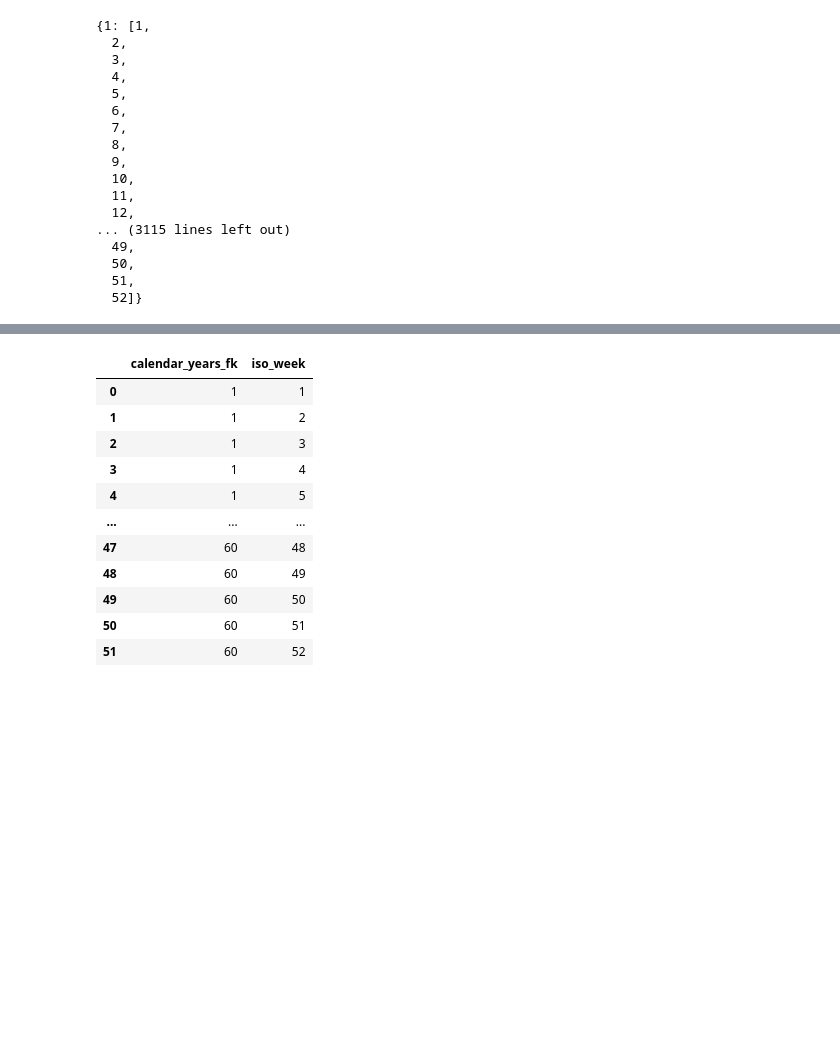
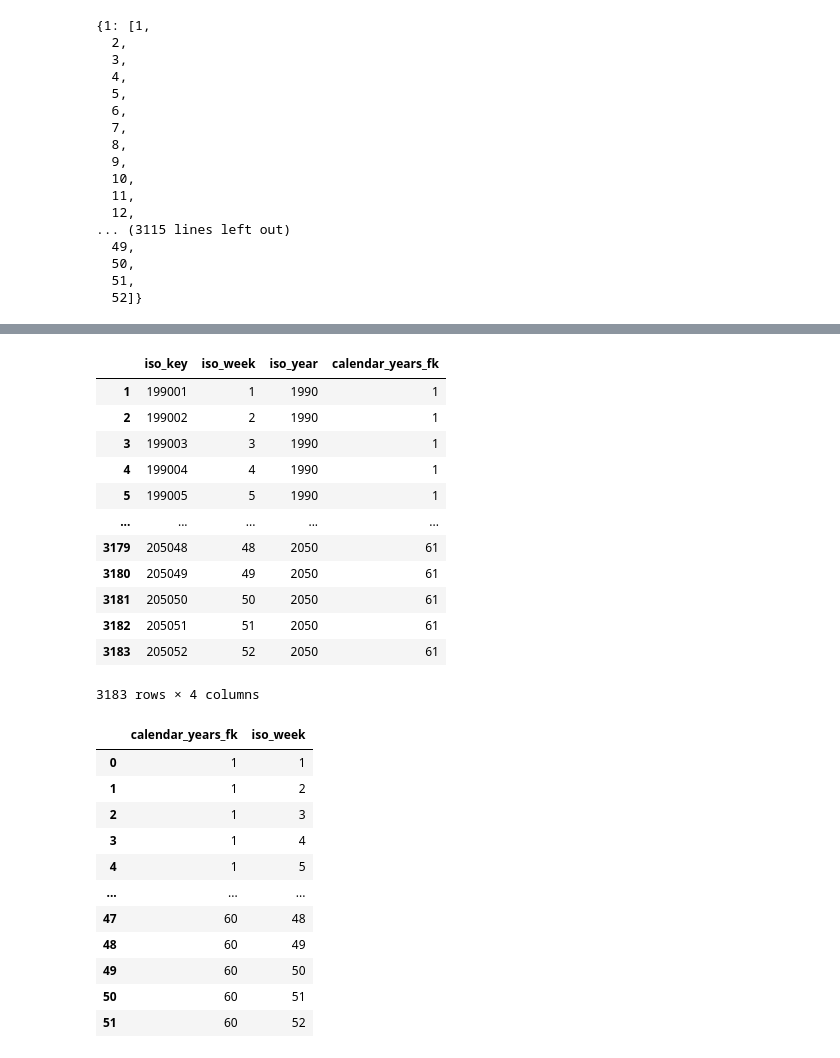
Before and after one commit to dstoecklein/corona-analysis, a Jupyter notebook: notebooks/sqlite_test.ipynb, the cells around one changed output, grey strips where cells are left out. Drawn from its saved outputs; the diff is of its cells as text; code cells hidden in the pictures; blank space fills up the shorter version.

```diff
--- a/notebooks/sqlite_test.ipynb
+++ b/notebooks/sqlite_test.ipynb
@@ -371,3 +494,28 @@ calendar_weeks_dict
+# %%
+#df_weeks = df_date.groupby(["iso_key", "iso_week", "year"], as_index=False).sum()
+df_weeks = df_date.groupby(['iso_key'], as_index=False).agg({'iso_day': 'first', 'iso_week': 'first', 'iso_year': 'first'})
+df_weeks.drop("iso_day", axis=1, inplace=True)
+df_weeks["iso_week"] = df_weeks["iso_week"].astype(int)
+df_weeks["iso_year"] = df_weeks["iso_year"].astype(int)
+#df_weeks["calendar_years_fk"] = df_weeks["iso_year"].map(df_years.to_dict())
+df_weeks.index += 1
+#d = {df_years.loc[index, 'iso_year']:index for index in df_years.index}
+df_weeks["calendar_years_fk"] = df_weeks["iso_year"].astype(int).map(calendar_years_fk_dict)
+df_weeks
+# %% [output]
+|  | iso_key | iso_week | iso_year | calendar_years_fk |
+| 1 | 199001 | 1 | 1990 | 1 |
+| 2 | 199002 | 2 | 1990 | 1 |
+| 3 | 199003 | 3 | 1990 | 1 |
+| 4 | 199004 | 4 | 1990 | 1 |
+| 5 | 199005 | 5 | 1990 | 1 |
+| ... | ... | ... | ... | ... |
+| 3179 | 205048 | 48 | 2050 | 61 |
+| 3180 | 205049 | 49 | 2050 | 61 |
+| 3181 | 205050 | 50 | 2050 | 61 |
+| 3182 | 205051 | 51 | 2050 | 61 |
+| 3183 | 205052 | 52 | 2050 | 61 |
+3183 rows × 4 columns
 # %%
 import pandas as pd
 import numpy as np
```
Also changed, not shown: parts of 25 cells of this notebook, 3 other files.
